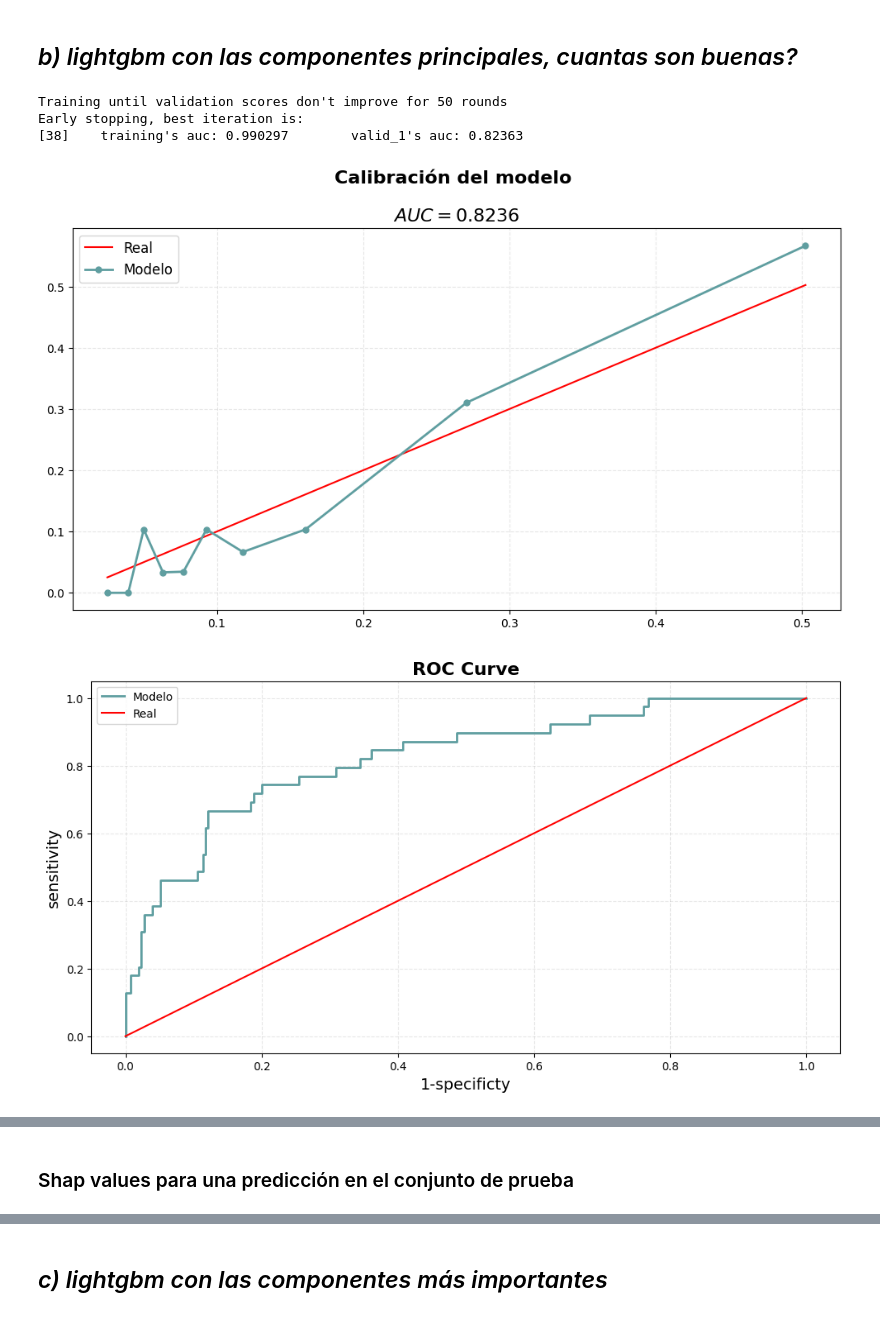
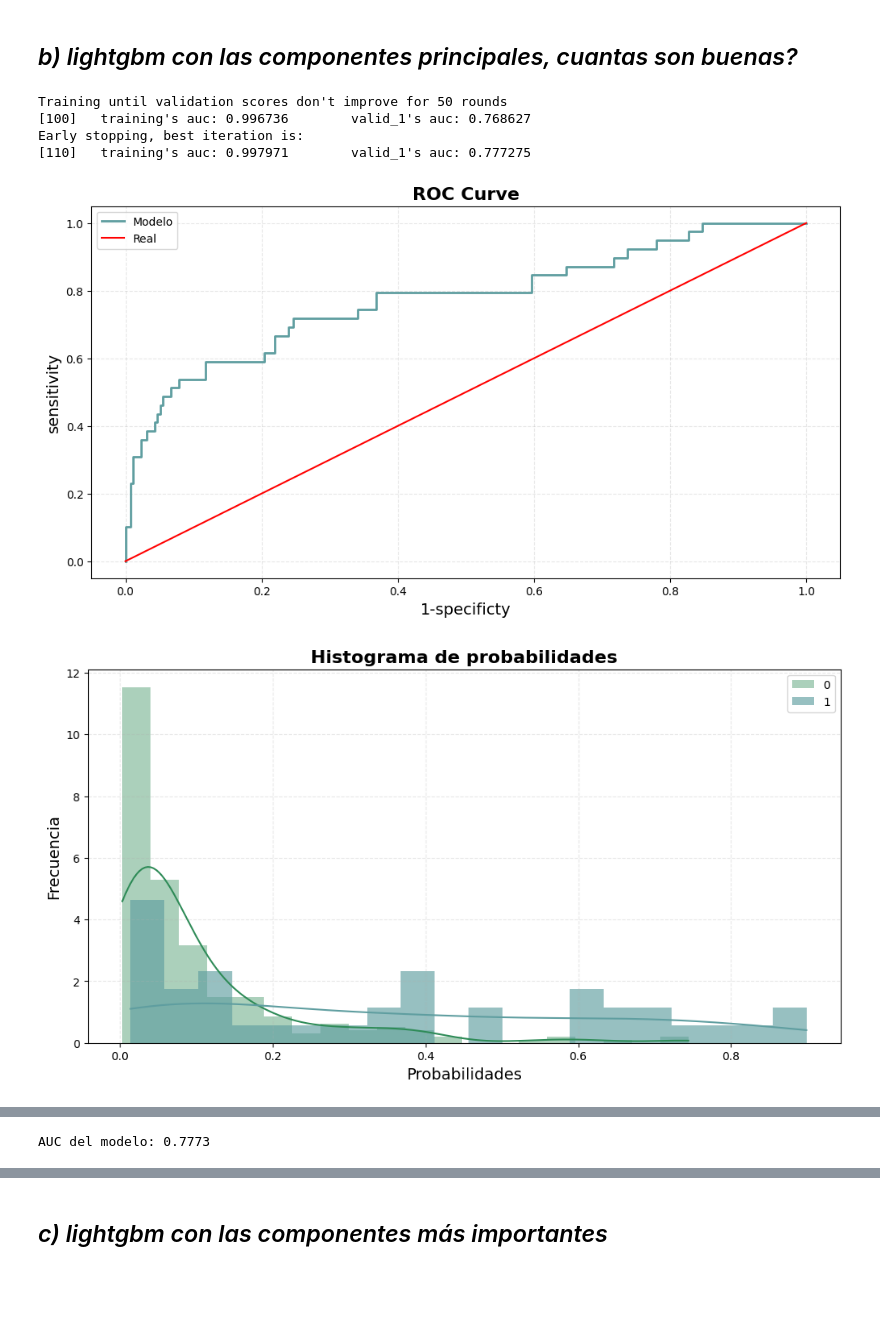
Before and after one commit to luisejdm/Aprendizaje_Estadistico, a Jupyter notebook: Examenes/Examen4_practico.ipynb, the cells around one changed output, grey strips where cells are left out. Saved outputs shown, nothing was run; the diff lists cells and outputs as text; code cells hidden in the pictures; blank space fills up the shorter version.

```diff
--- a/Examenes/Examen4_practico.ipynb
+++ b/Examenes/Examen4_practico.ipynb
@@ -276,3 +266,0 @@ X.head()
-# %%
-X_componentes['cluster'] = clusters
-plot_xcomponents_clusters(X_componentes, 'PCA 1', 'PCA 2')
@@ -283,7 +277,9 @@ plot_xcomponents_clusters(X_componentes, 'PCA 1', 'PCA 2')
 # %% [markdown]
 ## *a) lightgbm con las variables y explicar los shaps*
 # %%
-X = X.drop(columns=['Cluster'])
+X = data.copy()
+X = X.drop(columns=[target])
+y = data[target]
 # %%
 X_train, X_test, y_train, y_test = train_test_split(X, y, test_size=0.2, random_state=42)
 # %%
@@ -334,19 +360,19 @@ shap.summary_plot(shap_values, X_shap, plot_type='dot', max_display=10)
 # %% [markdown]
 ## *b) lightgbm con las componentes principales, cuantas son buenas?*
 # %%
-X_componentes = X_componentes.drop('cluster', axis=1)
+X_train_componentes = X_componentes.loc[X_train.index]
+X_test_componentes = X_componentes.loc[X_test.index]
-# %%
-X_train, X_test, y_train, y_test = train_test_split(X_componentes, y, test_size=0.2, random_state=42)
 # %%
-model, predicciones, auc, gain = lgbm(X_train, y_train, X_test, y_test)
+model, predicciones, auc, gain = lgbm(X_train_componentes, y_train, X_test_componentes, y_test)
 
-calibracion(predicciones, y_test, 10)
 roc_curve_graph(predicciones, y_test)
 histograma(predicciones, y_test)
-importance_plot(X_train.columns, gain, 'Importancia (Gain)', 10)
+importance_plot(X_train_componentes.columns, gain, 'Importancia (Gain)', 10)
+print(f'\nAUC del modelo: {auc:.4f}')
 # %% [output]
 Training until validation scores don't improve for 50 rounds
+[100]   training's auc: 0.996736        valid_1's auc: 0.768627
 Early stopping, best iteration is:
-[38]    training's auc: 0.990297        valid_1's auc: 0.82363
+[110]   training's auc: 0.997971        valid_1's auc: 0.777275
-[figure, old version]
+[figure, new version]
-[figure, old version]
+[figure, new version]
@@ -355,2 +380 @@ Early stopping, best iteration is:
+AUC del modelo: 0.7773
-# %% [markdown]
-### Shap values para una predicción en el conjunto de prueba
```
Also changed, not shown: parts of 53 cells of this notebook.
